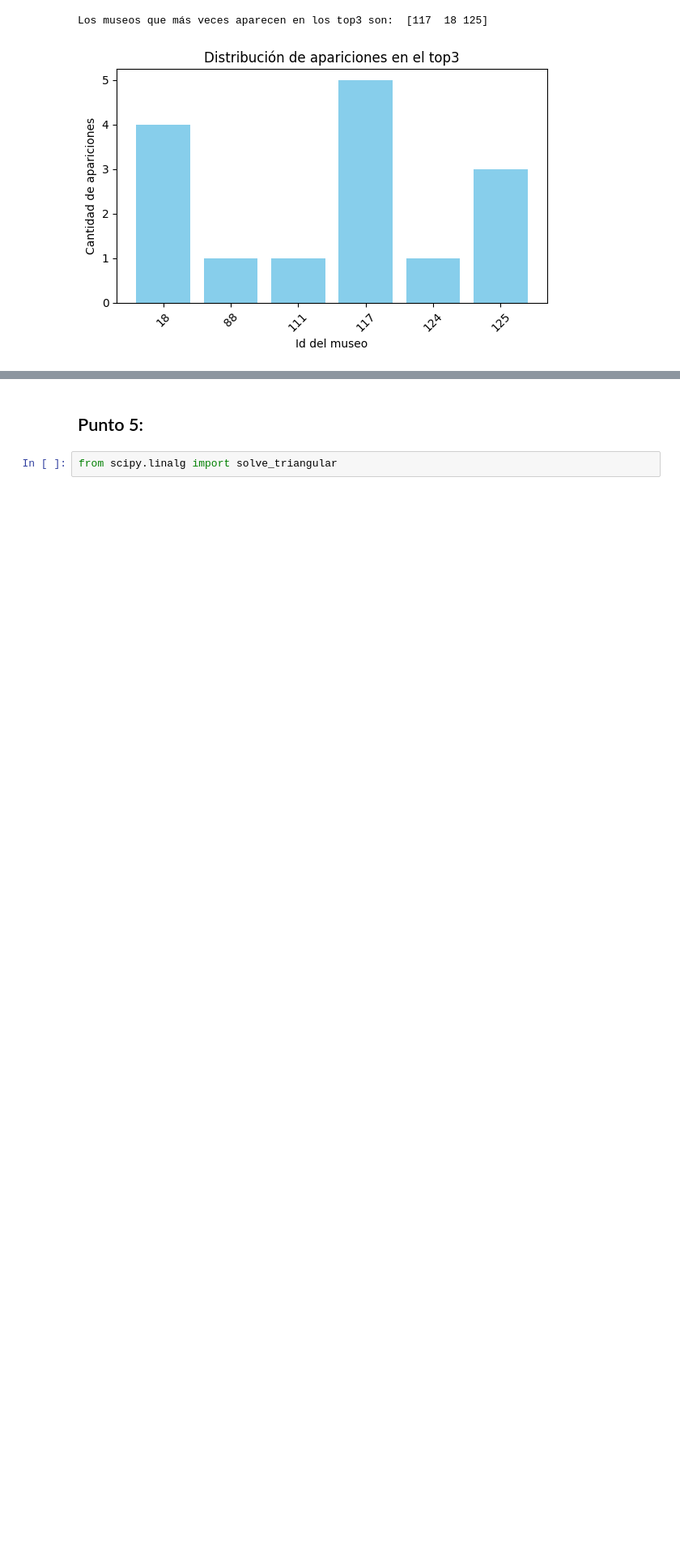
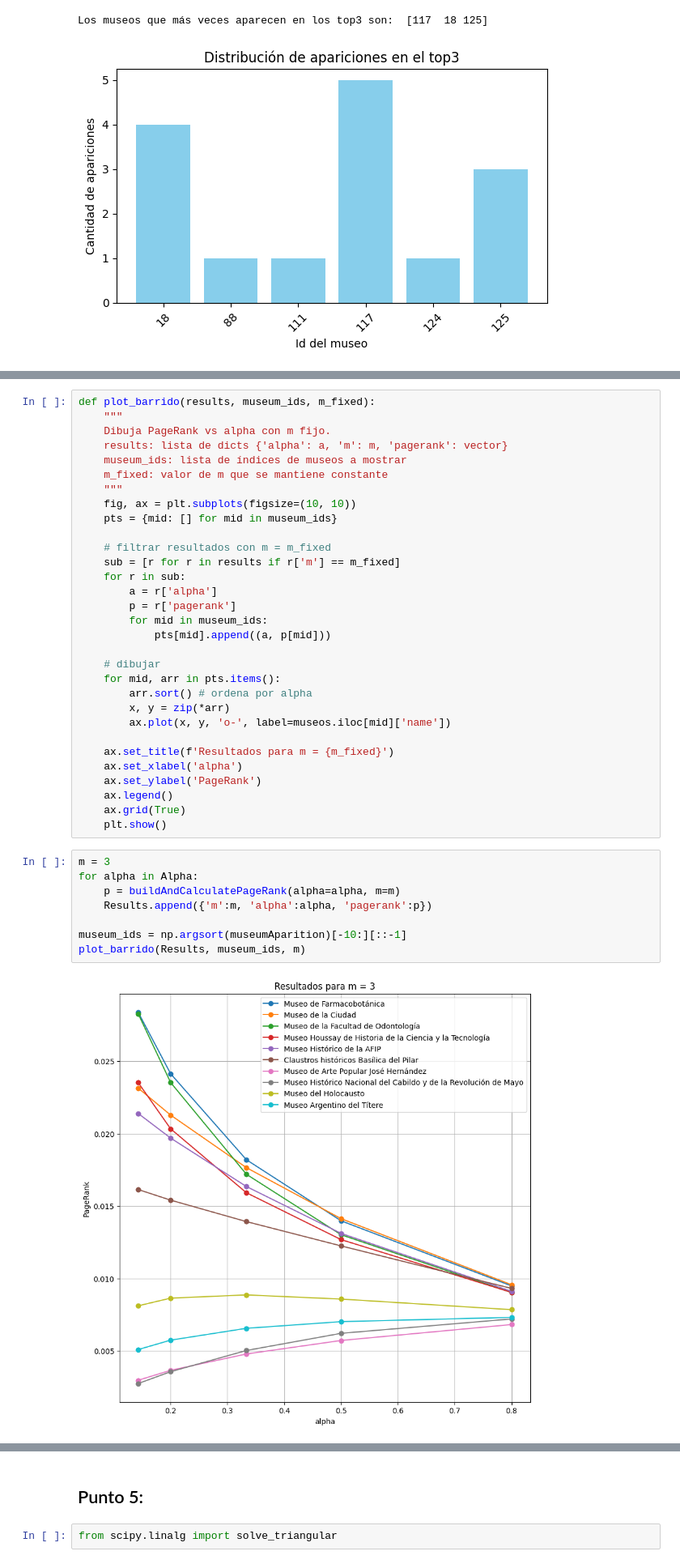
Before and after one commit to pedrofuentes79/ALC-tp1, a Jupyter notebook: tp1/TP1_template.ipynb, the cells around one changed output, grey strips where cells are left out. Shown at 81% size. Cells and saved outputs as stored; diff of their text form; blank space fills up the shorter version.

Commit message:
cambia grafico de alpha y m ("barrido")

```diff
--- a/tp1/TP1_template.ipynb
+++ b/tp1/TP1_template.ipynb
@@ -332,3 +304,44 @@ plotResults(results=Results, museumIds=np.argsort(museumAparition)[-10:][::-1],
+# %%
+def plot_barrido(results, museum_ids, m_fixed):
+    """
+    Dibuja PageRank vs alpha con m fijo.
+    results: lista de dicts {'alpha': a, 'm': m, 'pagerank': vector}
+    museum_ids: lista de índices de museos a mostrar
+    m_fixed: valor de m que se mantiene constante
+    """
+    fig, ax = plt.subplots(figsize=(10, 10))
+    pts = {mid: [] for mid in museum_ids}
+
+    # filtrar resultados con m = m_fixed
+    sub = [r for r in results if r['m'] == m_fixed]
+    for r in sub:
+        a = r['alpha']
+        p = r['pagerank']
+        for mid in museum_ids:
+            pts[mid].append((a, p[mid]))
+
+    # dibujar
+    for mid, arr in pts.items():
+        arr.sort() # ordena por alpha
+        x, y = zip(*arr)
+        ax.plot(x, y, 'o-', label=museos.iloc[mid]['name'])
+
+    ax.set_title(f'Resultados para m = {m_fixed}')
+    ax.set_xlabel('alpha')
+    ax.set_ylabel('PageRank')
+    ax.legend()
+    ax.grid(True)
+    plt.show()
+# %%
+m = 3
+for alpha in Alpha:
+    p = buildAndCalculatePageRank(alpha=alpha, m=m)
+    Results.append({'m':m, 'alpha':alpha, 'pagerank':p})
+
+museum_ids = np.argsort(museumAparition)[-10:][::-1]
+plot_barrido(Results, museum_ids, m)
+# %% [output]
+[figure, added]
 # %% [markdown]
 ### Conclusion:
 
```
Also changed, not shown: parts of 2 cells of this notebook.
